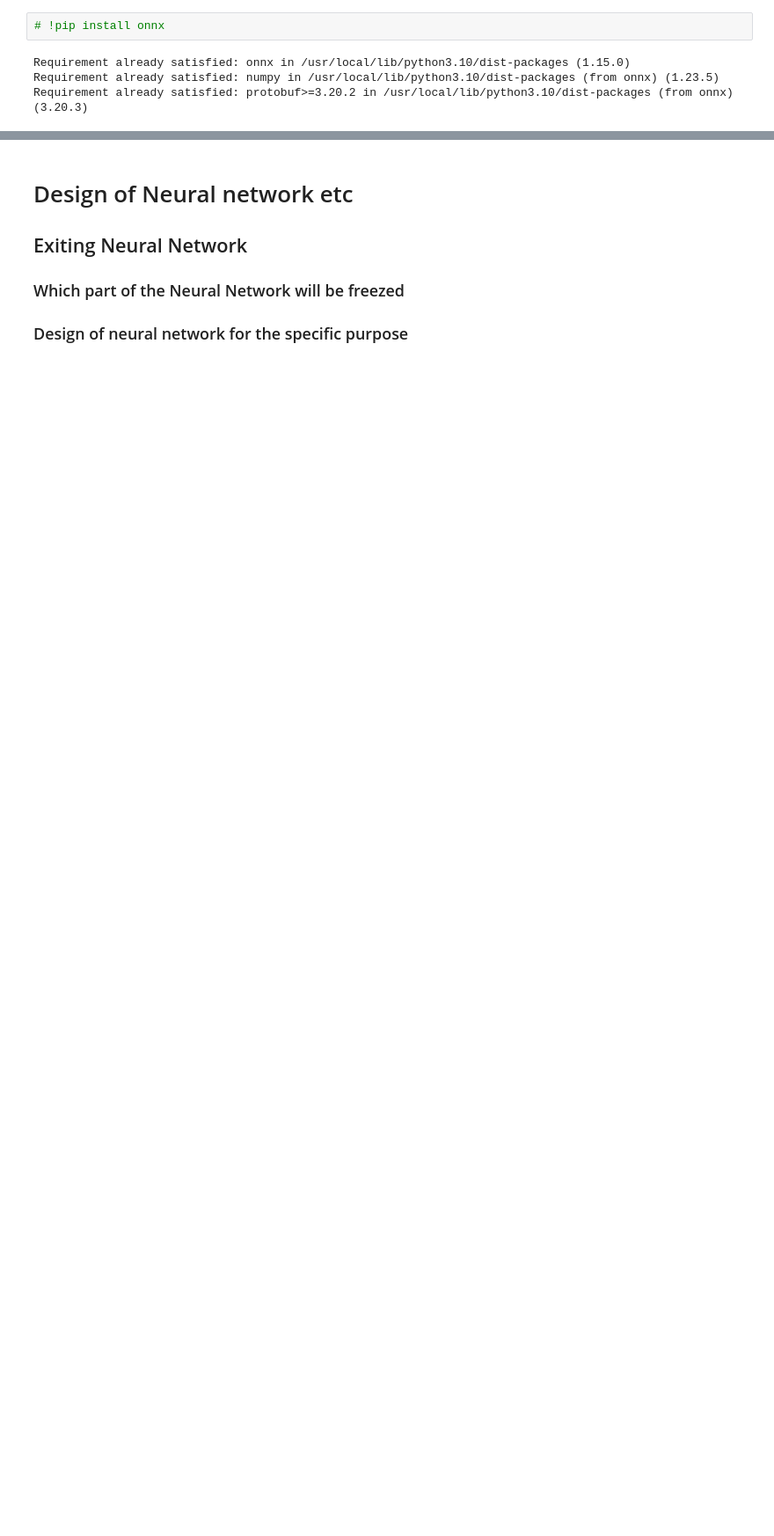
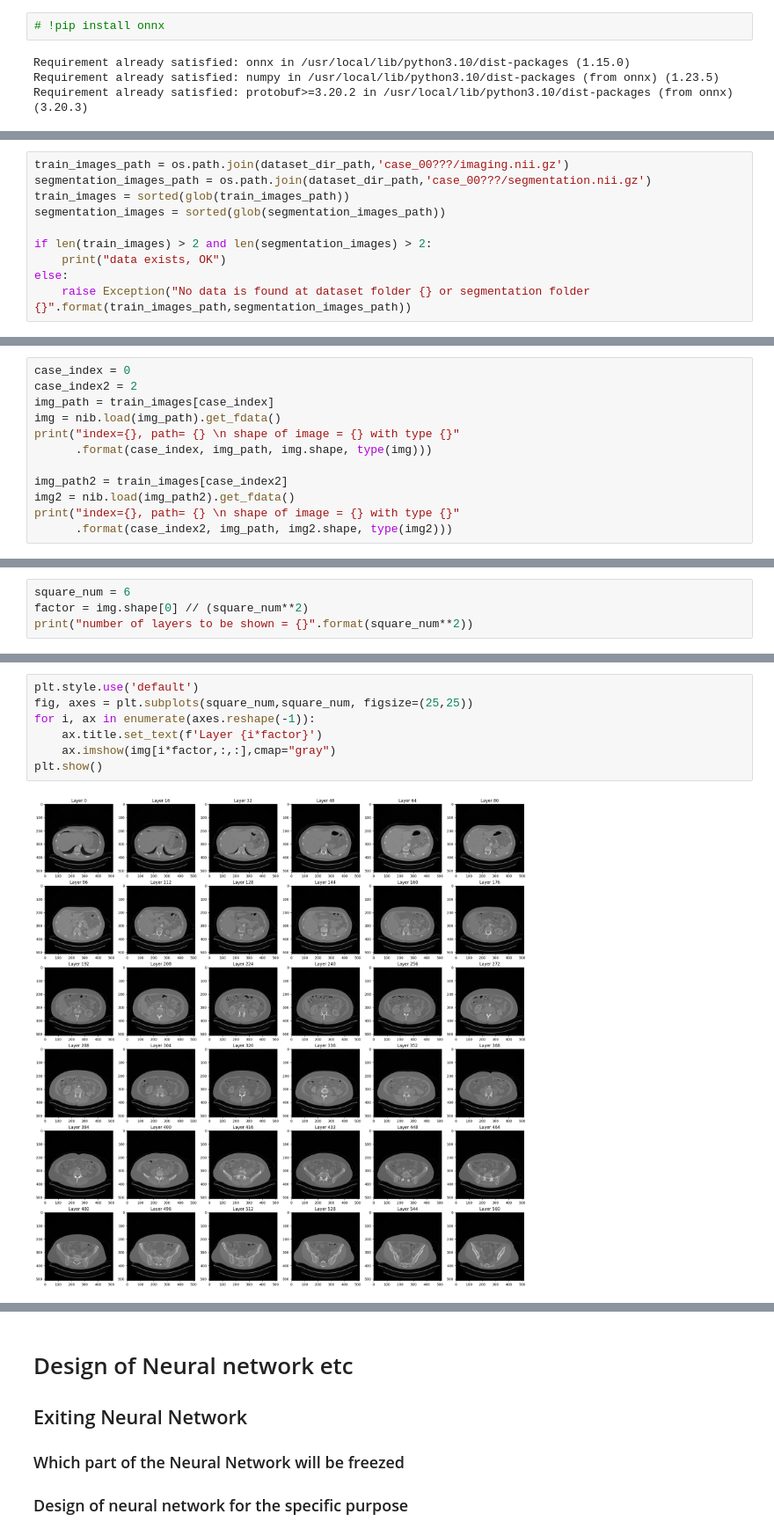
Before and after one commit to Gab-Gotsis/kidney-identification-unet3D, a Jupyter notebook: main_notebook.ipynb, the cells around one changed output, grey strips where cells are left out. Shown at 88% size. Cells and saved outputs as stored; diff of their text form; blank space fills up the shorter version.

```diff
--- a/main_notebook.ipynb
+++ b/main_notebook.ipynb
@@ -60,0 +60,10 @@ Data sources used, clearly documented and described. Enough detail is provided f
+# %%
+train_images_path = os.path.join(dataset_dir_path,'case_00???/imaging.nii.gz')
+segmentation_images_path = os.path.join(dataset_dir_path,'case_00???/segmentation.nii.gz')
+train_images = sorted(glob(train_images_path))
+segmentation_images = sorted(glob(segmentation_images_path))
+
+if len(train_images) > 2 and len(segmentation_images) > 2:
+    print("data exists, OK")
+else:
+    raise Exception("No data is found at dataset folder {} or segmentation folder {}".format(train_images_path,segmentation_images_path))
@@ -60,0 +85,12 @@ Data sources used, clearly documented and described. Enough detail is provided f
+# %%
+case_index = 0
+case_index2 = 2
+img_path = train_images[case_index]
+img = nib.load(img_path).get_fdata()
+print("index={}, path= {} \n shape of image = {} with type {}"
+      .format(case_index, img_path, img.shape, type(img)))
+
+img_path2 = train_images[case_index2]
+img2 = nib.load(img_path2).get_fdata()
+print("index={}, path= {} \n shape of image = {} with type {}"
+      .format(case_index2, img_path, img2.shape, type(img2)))
@@ -64,0 +105,4 @@ Provide details about the properties, number of classes, pre-processing, challen
+# %%
+square_num = 6
+factor = img.shape[0] // (square_num**2)
+print("number of layers to be shown = {}".format(square_num**2))
@@ -64,0 +111,9 @@ Provide details about the properties, number of classes, pre-processing, challen
+# %%
+plt.style.use('default')
+fig, axes = plt.subplots(square_num,square_num, figsize=(25,25))
+for i, ax in enumerate(axes.reshape(-1)):
+    ax.title.set_text(f'Layer {i*factor}')
+    ax.imshow(img[i*factor,:,:],cmap="gray")
+plt.show()
+# %% [output]
+[figure, added]
```
Also changed, not shown: parts of 21 cells of this notebook.
